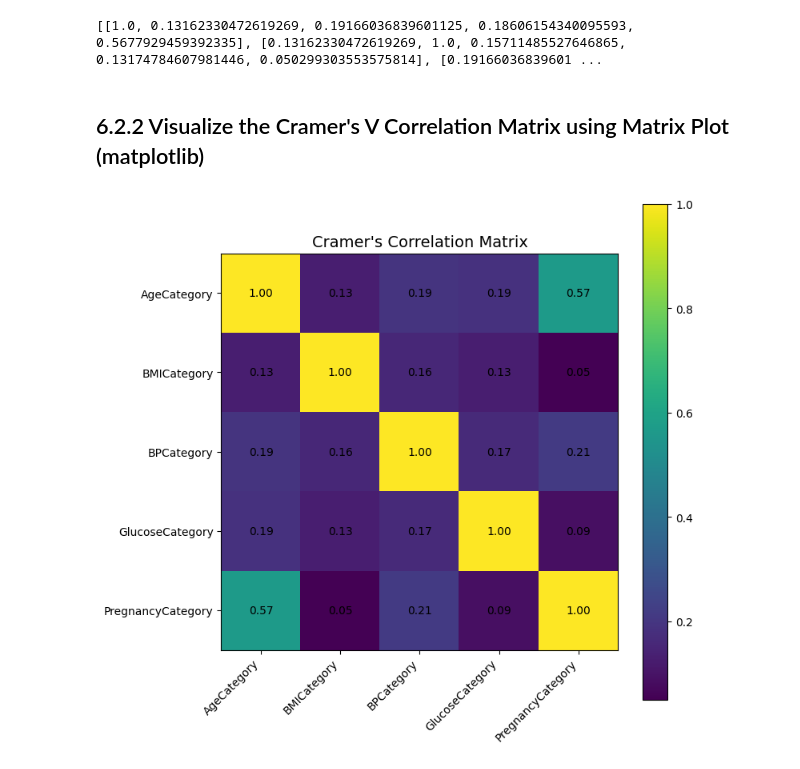
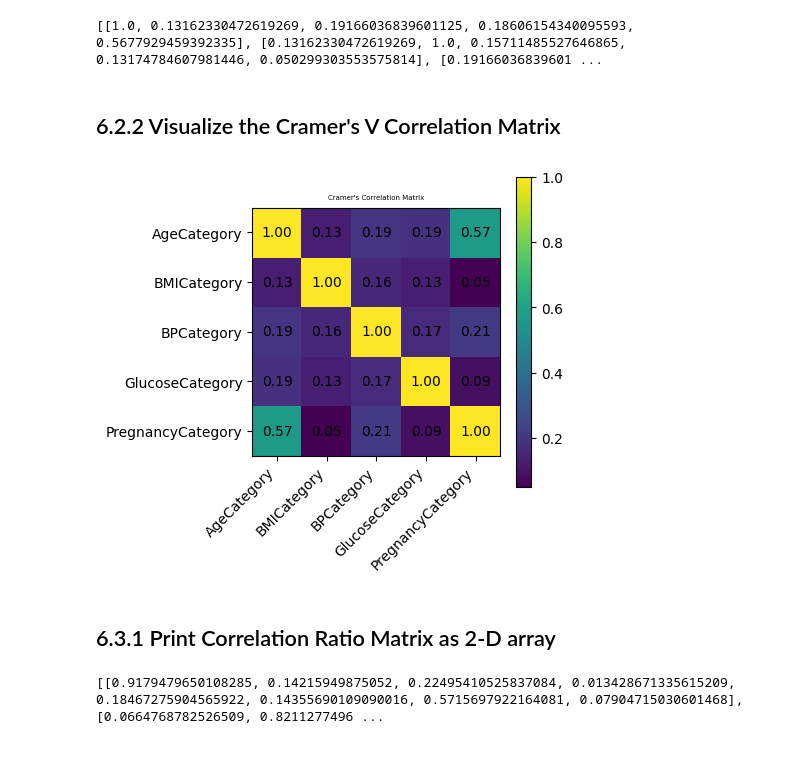
Before and after one commit to oracle-samples/oci-data-science-ai-samples, a Jupyter notebook: ml-insights/sample_notebooks/11_Data_Correlation_Metrics.ipynb, the cells around one changed output. Saved outputs shown, nothing was run; the diff lists cells and outputs as text; code cells hidden in the pictures.

```diff
--- a/ml-insights/sample_notebooks/11_Data_Correlation_Metrics.ipynb
+++ b/ml-insights/sample_notebooks/11_Data_Correlation_Metrics.ipynb
@@ -89,9 +128,14 @@ def get_metrics():
 
     cramers_v_feature_list = ["BMICategory", "AgeCategory", "PregnancyCategory", "BPCategory", "GlucoseCategory"]
 
+    correlation_ratio_feature_list = ["Pregnancies", "Glucose", "BloodPressure", "SkinThickness", "Insulin", "BMI",
+        "DiabetesPedigreeFunction", "Age", "BMICategory", "BMICategory", "AgeCategory",
+         "PregnancyCategory", "BPCategory", "GlucoseCategory"]
+
     correlation_metrics = [
         MetricMetadata(klass=PearsonCorrelation, config={FEATURE_LIST: pearson_feature_list}),
-        MetricMetadata(klass=CramersVCorrelation, config={FEATURE_LIST: cramers_v_feature_list})
+        MetricMetadata(klass=CramersVCorrelation, config={FEATURE_LIST: cramers_v_feature_list}),
+        MetricMetadata(klass=CorrelationRatio, config={FEATURE_LIST: correlation_ratio_feature_list})
     ]
     metric_details = MetricDetail(univariate_metric={}, dataset_metrics=correlation_metrics)
     return metric_details
@@ -146,9 +188,7 @@ print(pearsons_correlation_matrix)
 # %%
-import matplotlib.pyplot as plt
-
-f = plt.figure(figsize=(8, 8))
+f = plt.figure(figsize=(6, 6))
 plt.matshow(pearsons_correlation_matrix, fignum=f.number)
-plt.title('Pearson\'s Correlation Matrix', fontsize=14);
+plt.title('Pearson\'s Correlation Matrix', fontsize=6);
 plt.xticks(range(0,len(result_feature_list)), result_feature_list, rotation=45, ha = "right")
 plt.yticks(range(0,len(result_feature_list)), result_feature_list)
 cb = plt.colorbar()
@@ -180,23 +217,36 @@ print(cramers_correlation_matrix)
 # %% [output]
 [[1.0, 0.13162330472619269, 0.19166036839601125, 0.18606154340095593, 0.5677929459392335], [0.13162330472619269, 1.0, 0.15711485527646865, 0.13174784607981446, 0.050299303553575814], [0.19166036839601 ...
 # %% [markdown]
-## 6.2.2 Visualize the Cramer's V Correlation Matrix using Matrix Plot (matplotlib)
+## 6.2.2 Visualize the Cramer's V Correlation Matrix
 # %%
-import matplotlib.pyplot as plt
-
-f = plt.figure(figsize=(8, 8))
+f = plt.figure(figsize=(4, 4))
 plt.matshow(cramers_correlation_matrix, fignum=f.number)
-plt.title('Cramer\'s Correlation Matrix', fontsize=14);
+plt.title('Cramer\'s Correlation Matrix', fontsize=5);
 plt.xticks(range(0,len(result_feature_list)), result_feature_list, rotation=45, ha = "right")
 plt.yticks(range(0,len(result_feature_list)), result_feature_list)
 cb = plt.colorbar()
 
 ax = plt.gca()
 ax.tick_params(top=False, labeltop=False, bottom=True, labelbottom=True)
 
 for (x, y), value in np.ndenumerate(cramers_correlation_matrix):
     plt.text(x, y, f"{value:.2f}", va="center", ha="center")
 
 plt.show()
 # %% [output]
-[figure, old version]
+[figure, new version]
+# %% [markdown]
+## 6.3.1 Print Correlation Ratio Matrix as 2-D array
+# %%
+correlation_ratio_value = profile_json["dataset_metrics"]["CorrelationRatio"]["metric_data"]
+
+correlation_ratio_matrix = correlation_ratio_value[0]
+correlation_ratio_categorical_features = correlation_ratio_value[1]
+correlation_ratio_numerical_features = correlation_ratio_value[2]
+
+np.set_printoptions(precision=5)
+np.set_printoptions(suppress=True)
+
+print(correlation_ratio_matrix, correlation_ratio_categorical_features, correlation_ratio_numerical_features)
+# %% [output]
+[[0.9179479650108285, 0.14215949875052, 0.22495410525837084, 0.013428671335615209, 0.18467275904565922, 0.14355690109090016, 0.5715697922164081, 0.07904715030601468], [0.0664768782526509, 0.8211277496 ...
```
Also changed, not shown: parts of 11 cells of this notebook, 3 other files.
